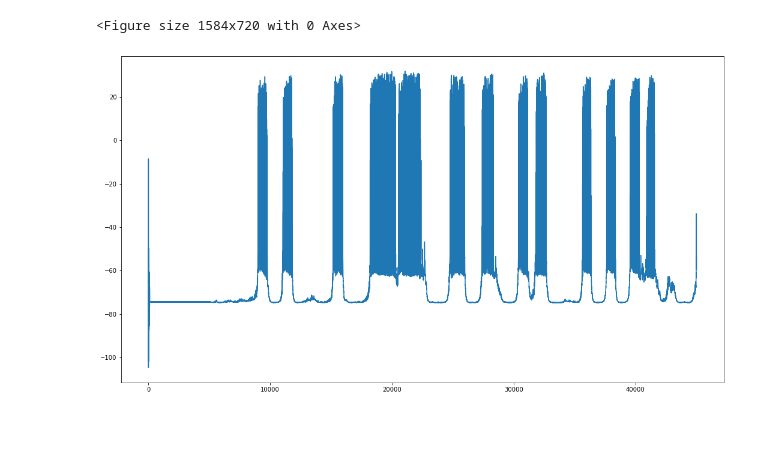
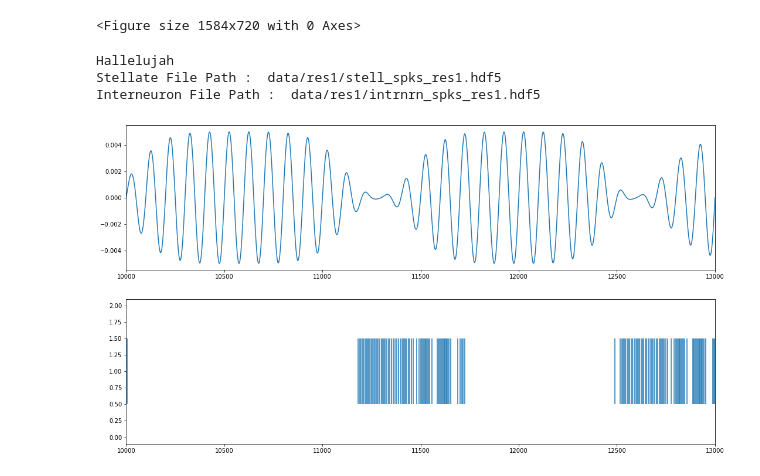
Before and after one commit to tiny-infinity/GridCellsCopy, a Jupyter notebook: analysis/notebooks/real_analysis/ra_!.ipynb, the cells around one changed output. Drawn from its saved outputs; the diff is of its cells as text; code cells hidden in the pictures; blank space fills up the shorter version.

```diff
--- a/analysis/notebooks/real_analysis/ra_!.ipynb
+++ b/analysis/notebooks/real_analysis/ra_!.ipynb
@@ -192,9 +298,18 @@ Interneuron File Path :  data/control1/intrnrn_spks_control1.hdf5
 KeyboardInterrupt:
 <Figure size 1584x720 with 0 Axes>
 # %%
-v_2e3 = s_utils.load_data(sim_id='2e3',sim_num=0,data_id='intrnrn_v')
-plt.figure(figsize=(18,10))
-plt.plot(np.linspace(0,len(v_2e3),len(v_2e3)),v_2e3)
+v_2e3 = s_utils.load_data(sim_id='res1',sim_num=0,data_id='intrnrn_theta_dc')
+v_2e3_stell, v_2e3_intr = s_utils.load_spikes(sim_id='res1',sim_num=0)
+
+
+fig,ax=plt.subplots(2,1,figsize=(18,10))
+ax[0].plot(np.linspace(0,len(v_2e3),len(v_2e3)),v_2e3)
+ax[1].eventplot(v_2e3_intr[10])
+ax[0].set_xlim(10000,13000)
+ax[1].set_xlim(10000,13000)
 plt.show()
 # %% [output]
+Hallelujah
+Stellate File Path :  data/res1/stell_spks_res1.hdf5
+Interneuron File Path :  data/res1/intrnrn_spks_res1.hdf5
-[figure, old version]
+[figure, new version]
```
Also changed, not shown: parts of 7 cells of this notebook, 58 other files.
